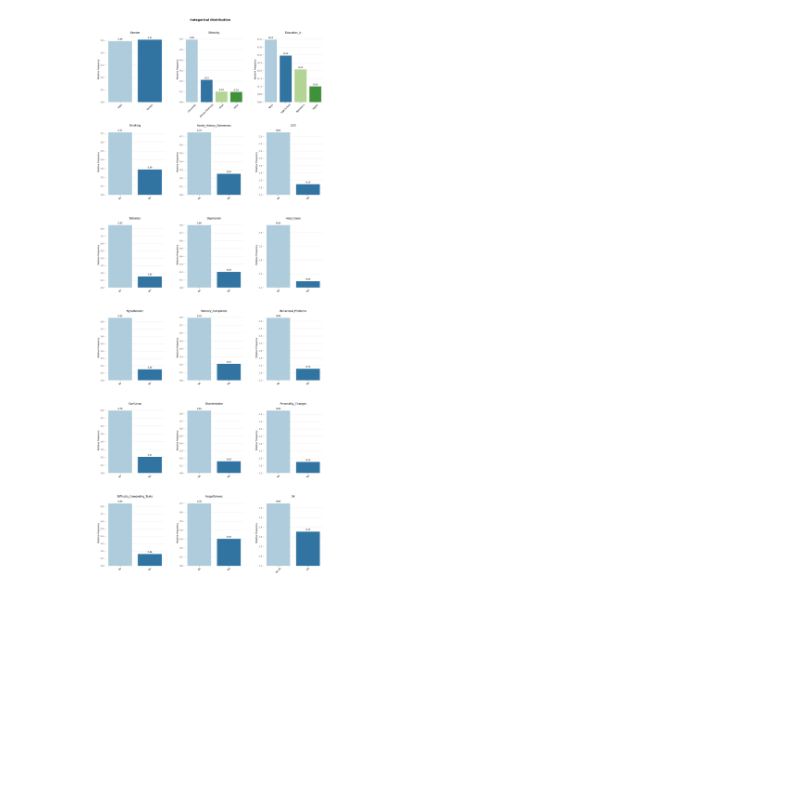
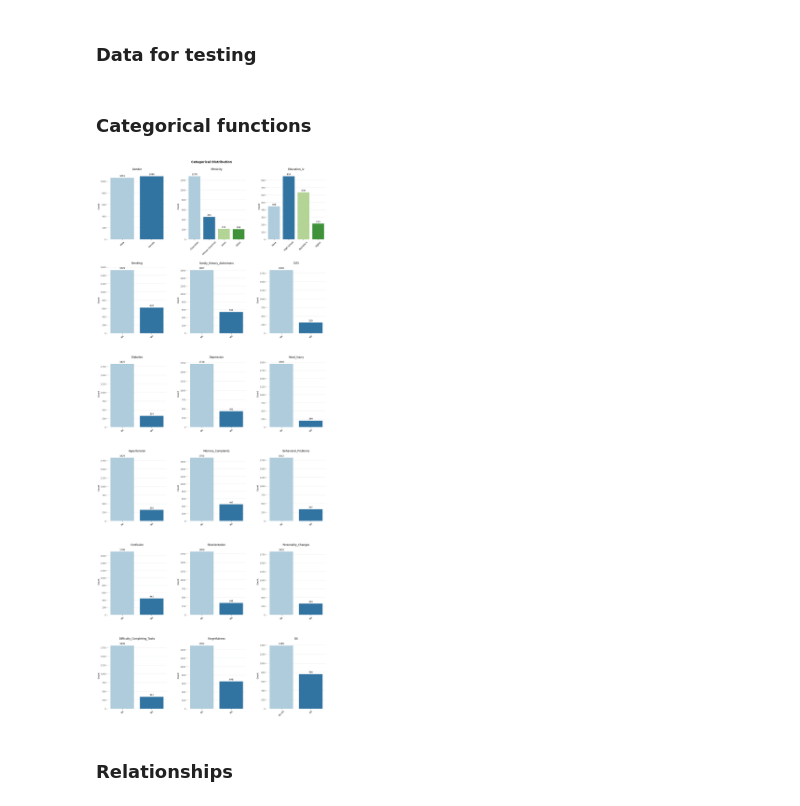
Before and after one commit to mardelmir/EDA_Project, a Jupyter notebook: functions.ipynb, the cells around one changed output. Saved outputs shown, nothing was run; the diff lists cells and outputs as text; code cells hidden in the pictures; blank space fills up the shorter version.

Commit message:
update: nb02 + functions

```diff
--- a/functions.ipynb
+++ b/functions.ipynb
@@ -115,3 +29,5 @@ def plot_categorical_distribution(df, cat_columns, *, relative = False, show_val
+# %% [markdown]
+### Data for testing
 # %%
 main_clasif = dt.classify_by_cardinality(df_main)
 column_selection = main_clasif.loc[main_clasif['Suggested Type'].isin(['Binary', 'Categorical'])]
@@ -137,3 +53,19 @@ new_labels = {
     'Forgetfulness': ['No', 'Yes'],
     'DX': ['No AD', 'AD']
 }
+# %%
+bm_classification = dt.classify_by_cardinality(df_bm)
+column_selection = bm_classification.loc[bm_classification['Suggested Type'].isin(['Binary', 'Categorical'])]
+categorical_bm = column_selection.index.to_list()
+
+new_labels = {
+    'Gender': ['Male', 'Female'],
+    'Smoking': ['No', 'Yes'],
+    'Drinking': ['No', 'Yes'],
+    'CVD': ['No', 'Yes'],
+    'Hypertension': ['No', 'Yes'],
+    'Diabetes': ['No', 'Yes'],
+    'DX': ['CU', 'MCI', 'AD']
+}
+# %% [markdown]
+### Categorical functions
@@ -140,4 +171,6 @@ new_labels = {
 # %%
-plot_categorical_distribution(df_main, categorical, custom_labels= new_labels, relative = True, palette = 'Paired', show_values=True)
+plot_categorical_distribution(df_main, categorical, custom_labels=new_labels, palette = 'Paired', show_values=True)
 # %% [output]
-[figure, old version]
+[figure, new version]
+# %% [markdown]
+### Relationships
```
Also changed, not shown: parts of 12 cells of this notebook, 7 other files.
